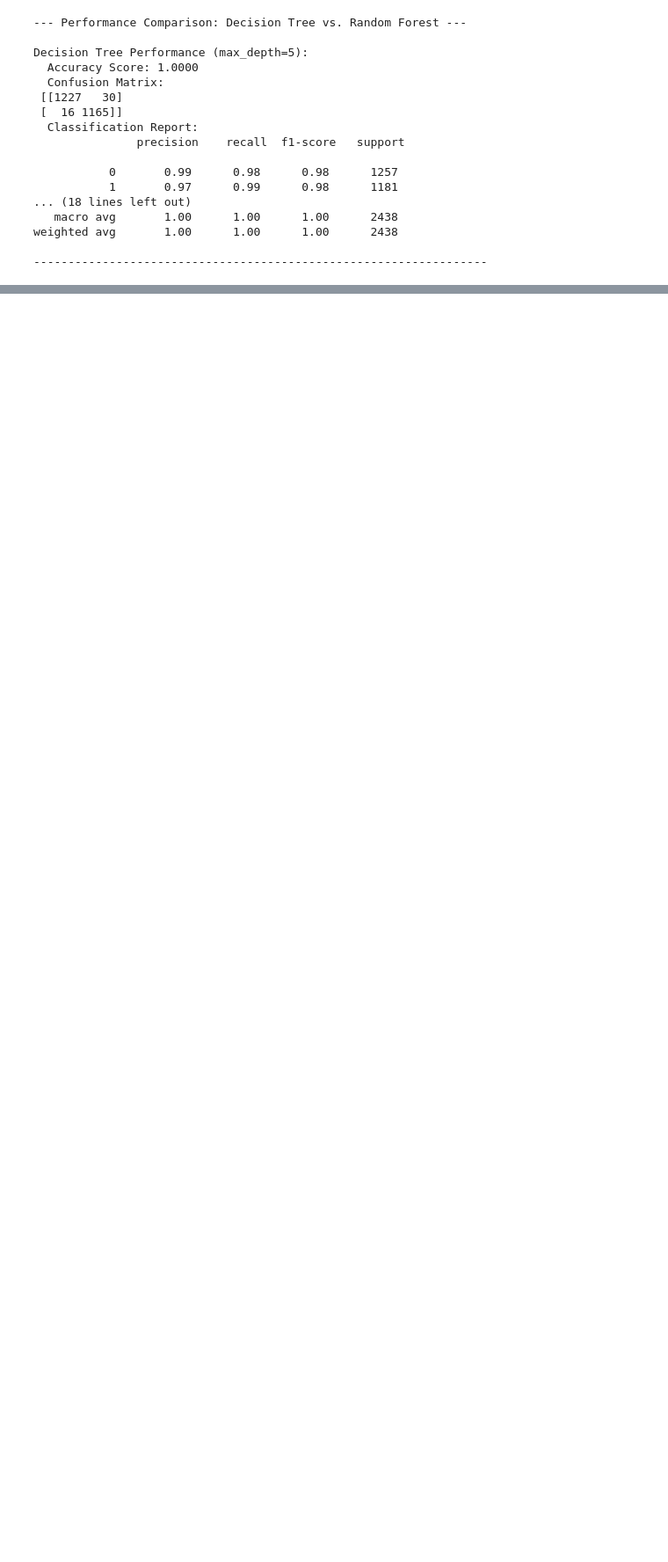
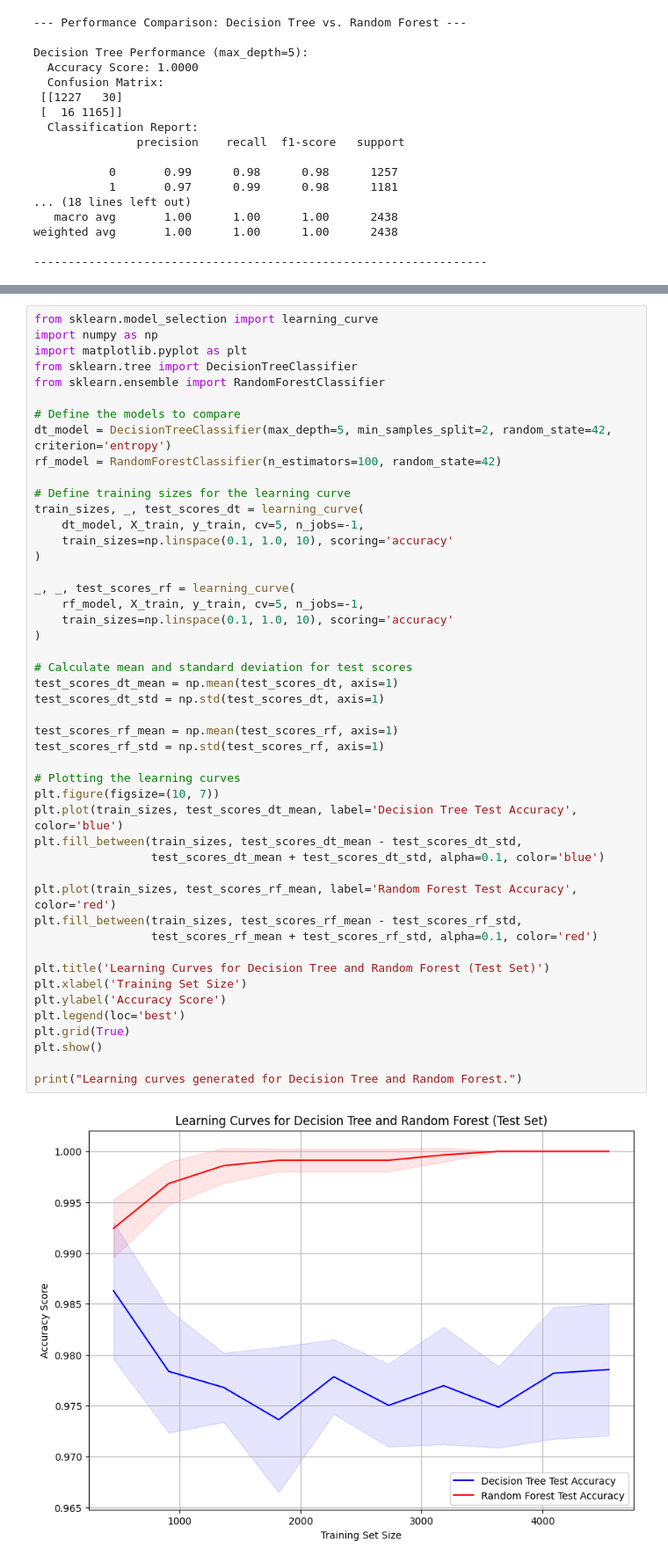
Before and after one commit to Safa30/CSE475_Machine_Learning, a Jupyter notebook: Lab/lab_1/Lab1_Decision_Tree_and_Random_Forest.ipynb, the cells around one changed output, grey strips where cells are left out. Shown at 88% size. Saved outputs shown, nothing was run; the diff lists cells and outputs as text; blank space fills up the shorter version.

```diff
--- a/Lab/lab_1/Lab1_Decision_Tree_and_Random_Forest.ipynb
+++ b/Lab/lab_1/Lab1_Decision_Tree_and_Random_Forest.ipynb
@@ -1275,0 +1296,49 @@ The implementation and evaluation of the Random Forest classifier demonstrated e
+# %%
+from sklearn.model_selection import learning_curve
+import numpy as np
+import matplotlib.pyplot as plt
+from sklearn.tree import DecisionTreeClassifier
+from sklearn.ensemble import RandomForestClassifier
+
+# Define the models to compare
+dt_model = DecisionTreeClassifier(max_depth=5, min_samples_split=2, random_state=42, criterion='entropy')
+rf_model = RandomForestClassifier(n_estimators=100, random_state=42)
+
+# Define training sizes for the learning curve
+train_sizes, _, test_scores_dt = learning_curve(
+    dt_model, X_train, y_train, cv=5, n_jobs=-1,
+    train_sizes=np.linspace(0.1, 1.0, 10), scoring='accuracy'
+)
+
+_, _, test_scores_rf = learning_curve(
+    rf_model, X_train, y_train, cv=5, n_jobs=-1,
+    train_sizes=np.linspace(0.1, 1.0, 10), scoring='accuracy'
+)
+
+# Calculate mean and standard deviation for test scores
+test_scores_dt_mean = np.mean(test_scores_dt, axis=1)
+test_scores_dt_std = np.std(test_scores_dt, axis=1)
+
+test_scores_rf_mean = np.mean(test_scores_rf, axis=1)
+test_scores_rf_std = np.std(test_scores_rf, axis=1)
+
+# Plotting the learning curves
+plt.figure(figsize=(10, 7))
+plt.plot(train_sizes, test_scores_dt_mean, label='Decision Tree Test Accuracy', color='blue')
+plt.fill_between(train_sizes, test_scores_dt_mean - test_scores_dt_std,
+                 test_scores_dt_mean + test_scores_dt_std, alpha=0.1, color='blue')
+
+plt.plot(train_sizes, test_scores_rf_mean, label='Random Forest Test Accuracy', color='red')
+plt.fill_between(train_sizes, test_scores_rf_mean - test_scores_rf_std,
+                 test_scores_rf_mean + test_scores_rf_std, alpha=0.1, color='red')
+
+plt.title('Learning Curves for Decision Tree and Random Forest (Test Set)')
+plt.xlabel('Training Set Size')
+plt.ylabel('Accuracy Score')
+plt.legend(loc='best')
+plt.grid(True)
+plt.show()
+
+print("Learning curves generated for Decision Tree and Random Forest.")
+# %% [output]
+[figure, added]
```
Also changed, not shown: parts of 8 cells of this notebook.
